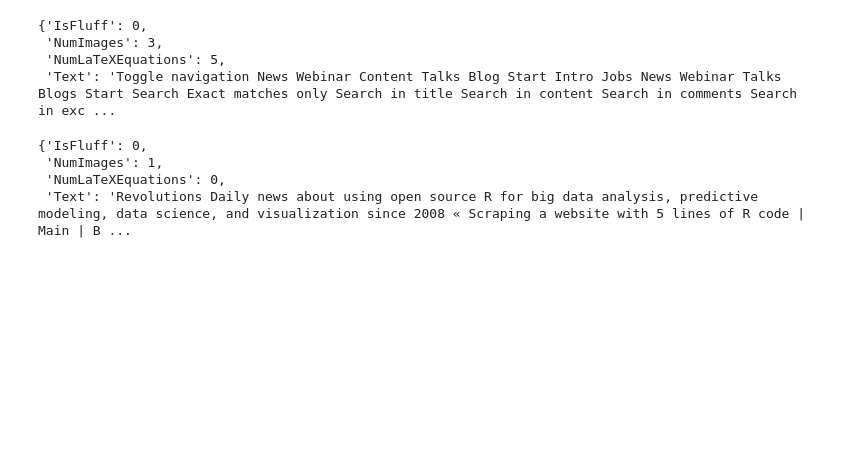
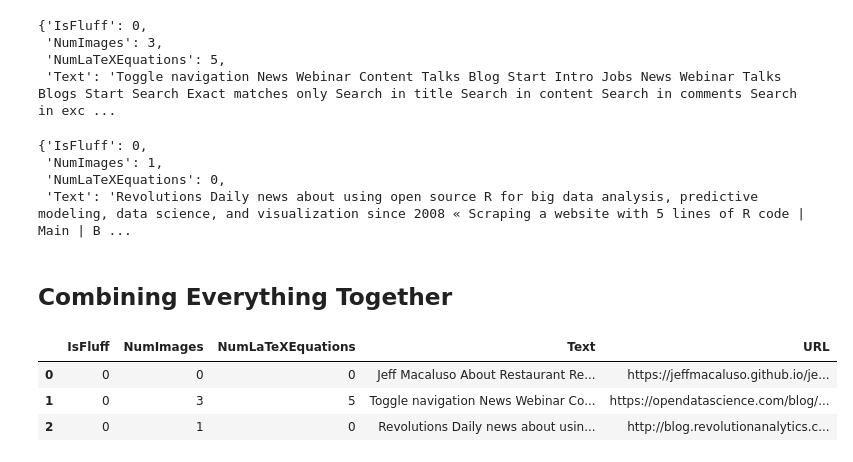
Before and after one commit to JeffMacaluso/FluffDetector, a Jupyter notebook: webScraping.ipynb, the cells around one changed output. Saved outputs shown, nothing was run; the diff lists cells and outputs as text; code cells hidden in the pictures; blank space fills up the shorter version.

Commit message:
Added code for scraping multiple URLs at once

```diff
--- a/webScraping.ipynb
+++ b/webScraping.ipynb
@@ -47,3 +49,23 @@ web_scraper('http://blog.revolutionanalytics.com/2018/01/doazureparallel-simulat
  'NumImages': 1,
  'NumLaTeXEquations': 0,
  'Text': 'Revolutions Daily news about using open source R for big data analysis, predictive modeling, data science, and visualization since 2008 « Scraping a website with 5 lines of R code | Main | B ...
+# %% [markdown]
+## Combining Everything Together
+# %%
+# List of good URLs to scrape
+urls = ['https://jeffmacaluso.github.io/jekyll/update/2017/02/10/RestaurantRecommender.html',
+        'https://opendatascience.com/blog/curse-of-dimensionality-explained/',
+        'http://blog.revolutionanalytics.com/2018/01/doazureparallel-simulations.html']
+
+# Putting the URLs into a data frame to take advantage of .apply
+results = pd.DataFrame(urls, columns=['URL'])
+
+# Scraping the URLs and adding the results back into the data frame as columns
+results = results['URL'].apply(lambda url: pd.Series(web_scraper(url))).merge(results, left_index=True, right_index=True)
+
+results
+# %% [output]
+|  | IsFluff | NumImages | NumLaTeXEquations | Text | URL |
+| 0 | 0 | 0 | 0 | Jeff Macaluso About Restaurant Re... | https://jeffmacaluso.github.io/je... |
+| 1 | 0 | 3 | 5 | Toggle navigation News Webinar Co... | https://opendatascience.com/blog/... |
+| 2 | 0 | 1 | 0 | Revolutions Daily news about usin... | http://blog.revolutionanalytics.c... |
```
Also changed, not shown: parts of 1 cell of this notebook.
